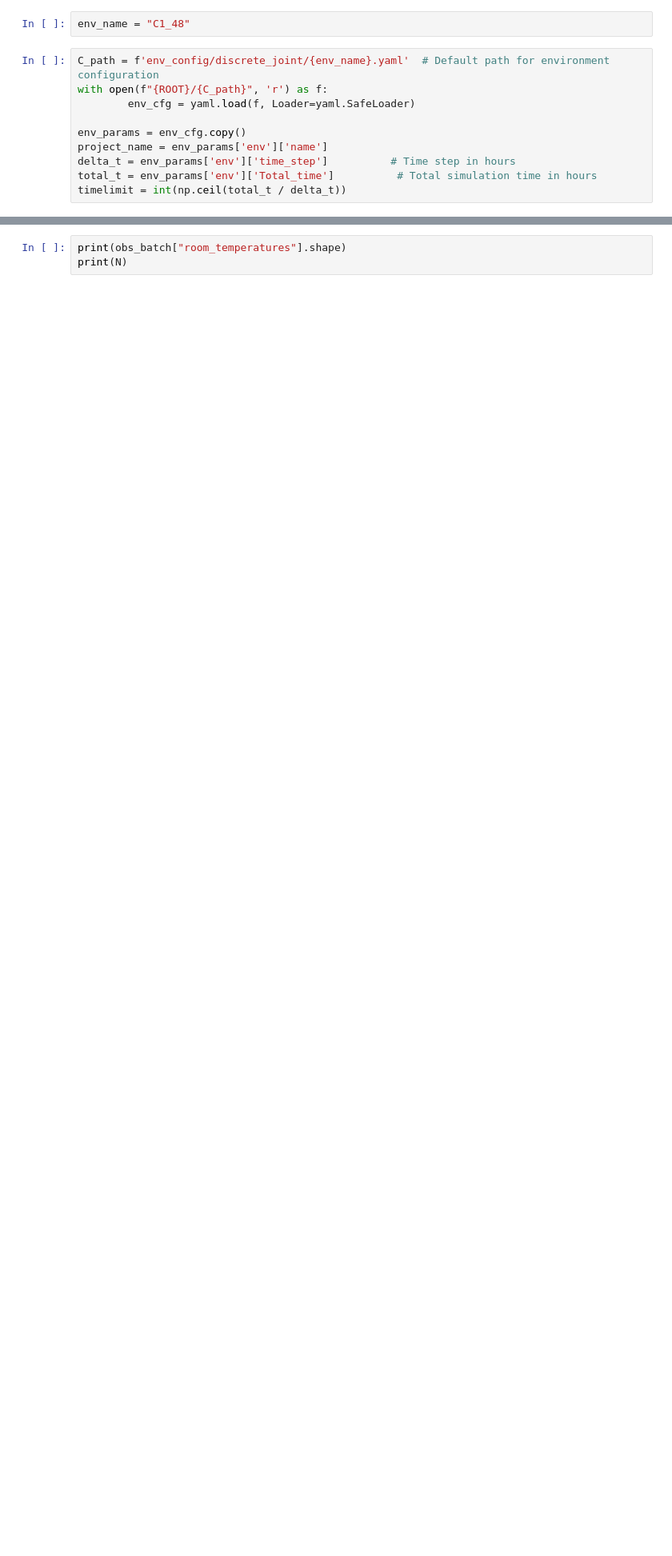
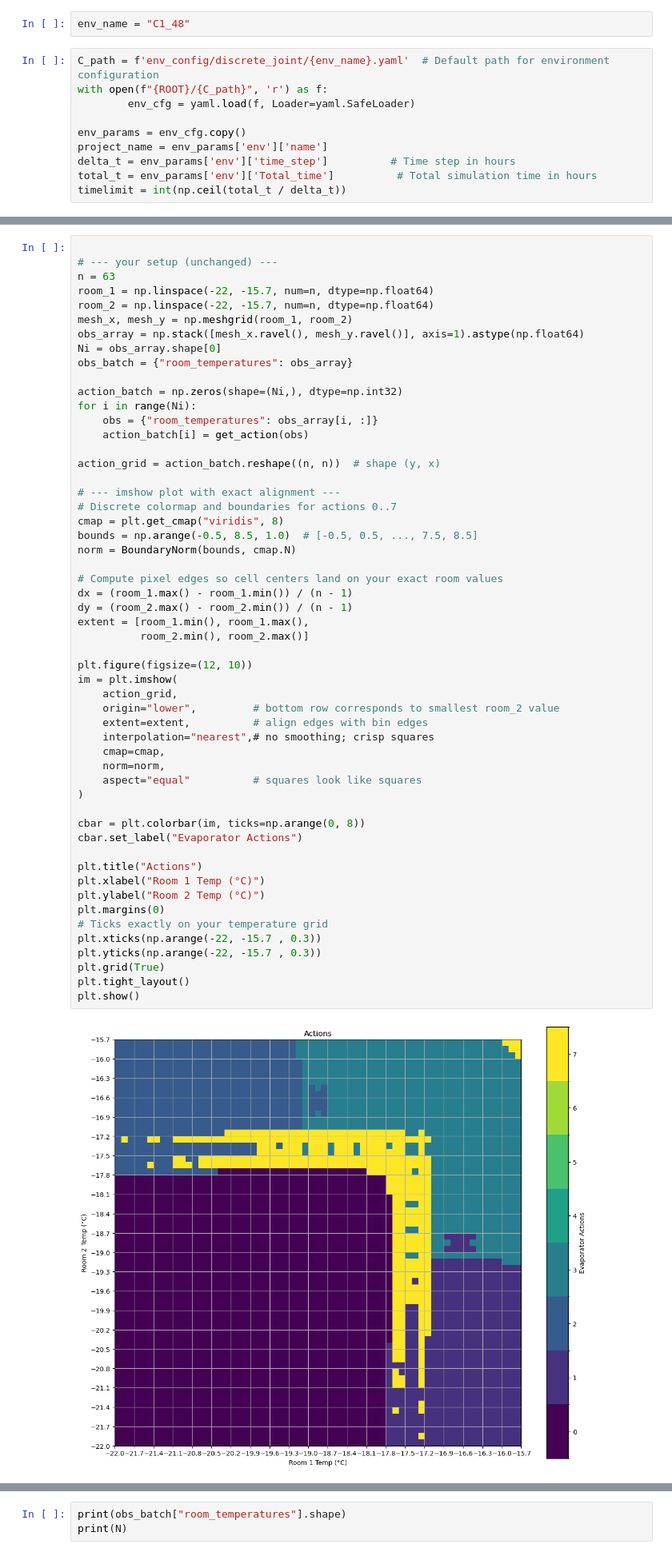
Before and after one commit to ArghavanZ/Industrial-Refrigeration, a Jupyter notebook: scripts/DP_test.ipynb, the cells around one changed output, grey strips where cells are left out. Shown at 80% size. Saved outputs shown, nothing was run; the diff lists cells and outputs as text; blank space fills up the shorter version.

```diff
--- a/scripts/DP_test.ipynb
+++ b/scripts/DP_test.ipynb
@@ -111,3 +111,59 @@ plt.show()
+# %%
+
+# --- your setup (unchanged) ---
+n = 63
+room_1 = np.linspace(-22, -15.7, num=n, dtype=np.float64)
+room_2 = np.linspace(-22, -15.7, num=n, dtype=np.float64)
+mesh_x, mesh_y = np.meshgrid(room_1, room_2)
+obs_array = np.stack([mesh_x.ravel(), mesh_y.ravel()], axis=1).astype(np.float64)
+Ni = obs_array.shape[0]
+obs_batch = {"room_temperatures": obs_array}
+
+action_batch = np.zeros(shape=(Ni,), dtype=np.int32)
+for i in range(Ni):
+    obs = {"room_temperatures": obs_array[i, :]}
+    action_batch[i] = get_action(obs)
+
+action_grid = action_batch.reshape((n, n))  # shape (y, x)
+
+# --- imshow plot with exact alignment ---
+# Discrete colormap and boundaries for actions 0..7
+cmap = plt.get_cmap("viridis", 8)
+bounds = np.arange(-0.5, 8.5, 1.0)  # [-0.5, 0.5, ..., 7.5, 8.5]
+norm = BoundaryNorm(bounds, cmap.N)
+
+# Compute pixel edges so cell centers land on your exact room values
+dx = (room_1.max() - room_1.min()) / (n - 1)
+dy = (room_2.max() - room_2.min()) / (n - 1)
+extent = [room_1.min(), room_1.max(),
+          room_2.min(), room_2.max()]
+
+plt.figure(figsize=(12, 10))
+im = plt.imshow(
+    action_grid,
+    origin="lower",         # bottom row corresponds to smallest room_2 value
+    extent=extent,          # align edges with bin edges
+    interpolation="nearest",# no smoothing; crisp squares
+    cmap=cmap,
+    norm=norm,
+    aspect="equal"          # squares look like squares
+)
+
+cbar = plt.colorbar(im, ticks=np.arange(0, 8))
+cbar.set_label("Evaporator Actions")
+
+plt.title("Actions")
+plt.xlabel("Room 1 Temp (°C)")
+plt.ylabel("Room 2 Temp (°C)")
+plt.margins(0)
+# Ticks exactly on your temperature grid
+plt.xticks(np.arange(-22, -15.7 , 0.3))
+plt.yticks(np.arange(-22, -15.7 , 0.3))
+plt.grid(True)
+plt.tight_layout()
+plt.show()
+# %% [output]
+[figure, added]
 # %%
 n_p = 21
 room_1_p = np.linspace(-22, -15.7, num=n_p, dtype=np.float64)
```
Also changed, not shown: parts of 4 cells of this notebook, 2 other files.
